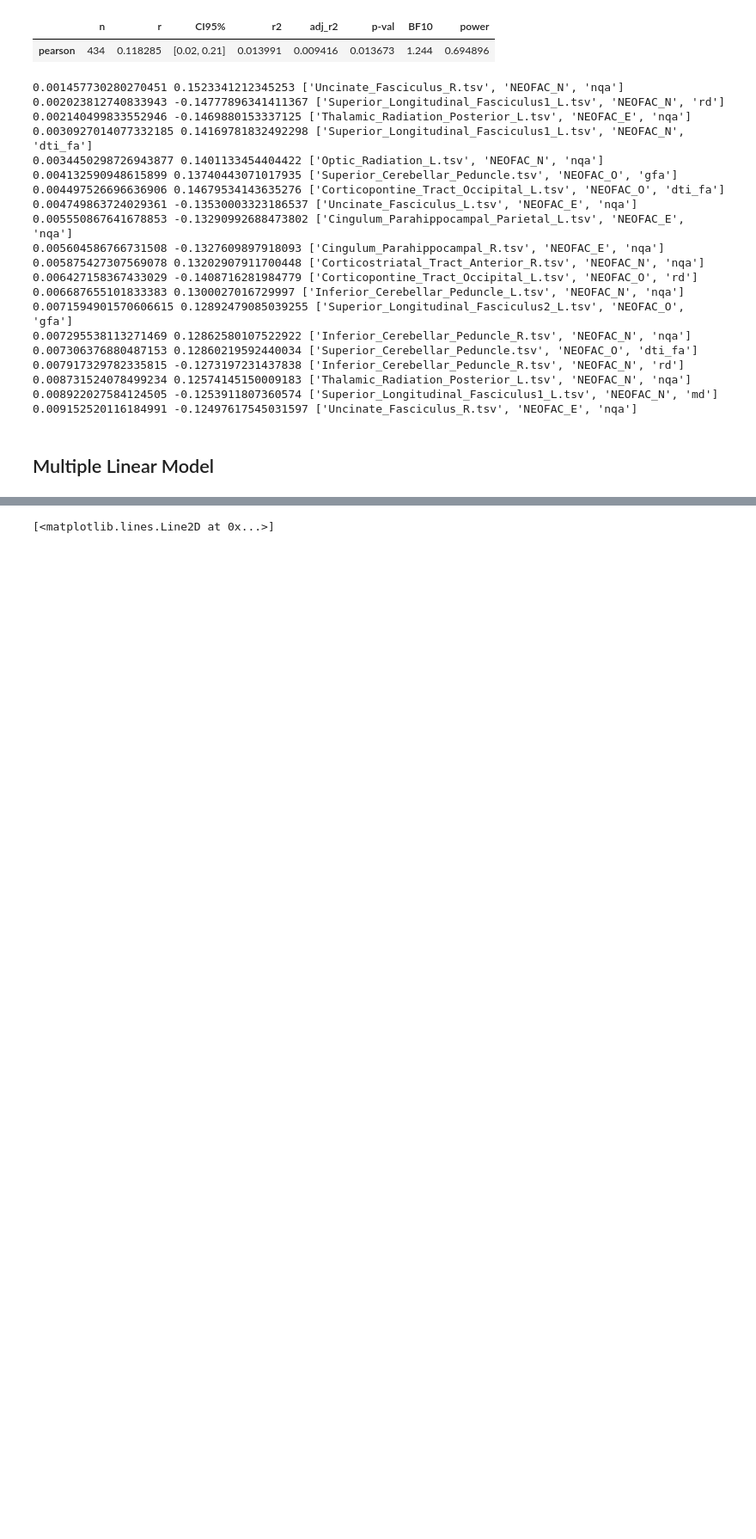
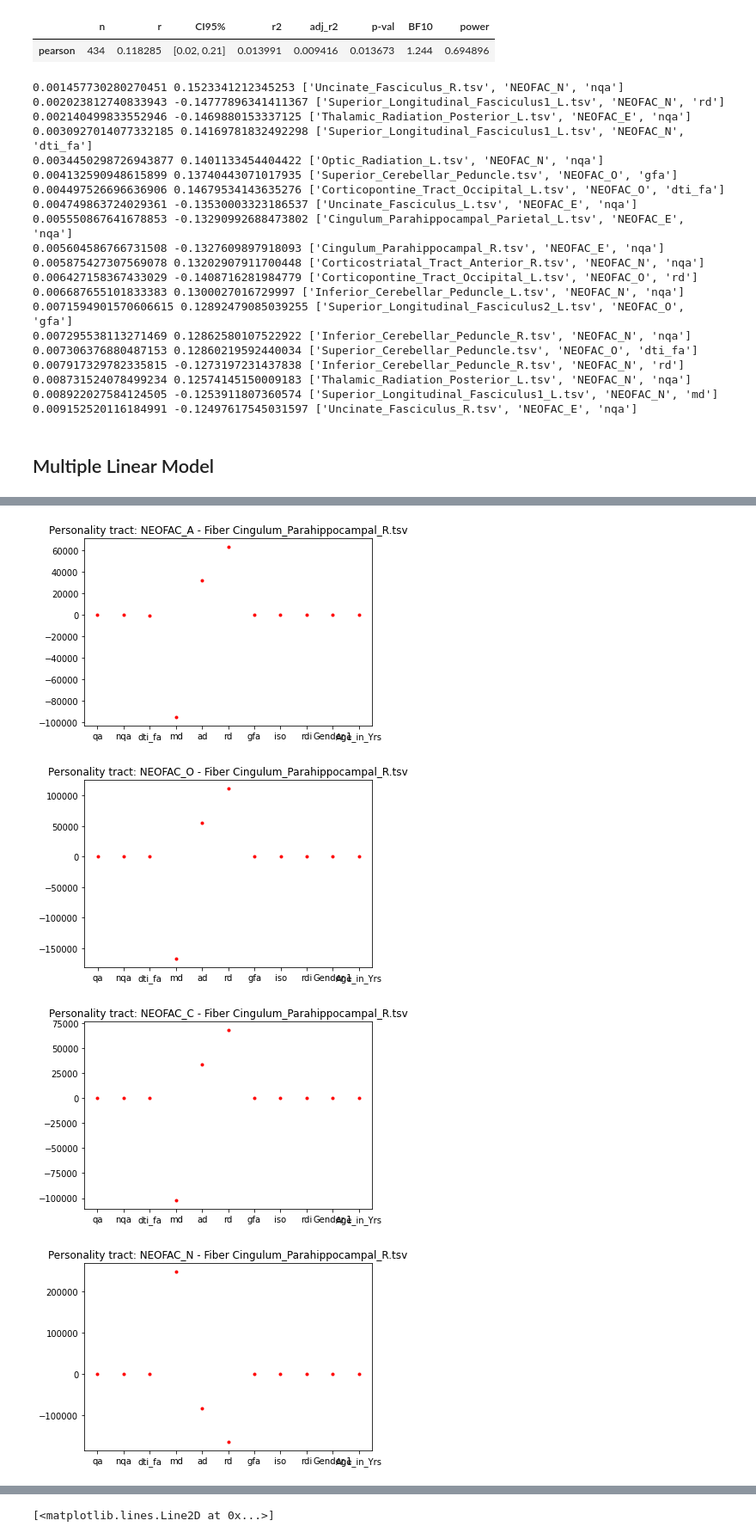
Before and after one commit to benedetta-mariani/BrainHack-Padova-2020, a Jupyter notebook: BrainHack_Padova.ipynb, the cells around one changed output, grey strips where cells are left out. Shown at 86% size. Cells and saved outputs as stored; diff of their text form; code cells hidden in the pictures; blank space fills up the shorter version.

Commit message:
Multiple linear model + shape features

```diff
--- a/BrainHack_Padova.ipynb
+++ b/BrainHack_Padova.ipynb
@@ -245,55 +269,38 @@ from sklearn.linear_model import LinearRegression
 # %%
-def ordinary_least_squares(X, y):
-
-  """
-  Function that compute OLS analytically!
-
-  Equivalent to LinearRegression() / sm.OLS()
-
-  NB: to take into account also an interecept, a constant vector of 1 need to be added to X.
-  then theta_hat would contain both the results for the intercept and the result for the coefficients
-
-  X (ndarray): design matrix of shape (n_samples, n_regressors)
-  y (ndarray): vector of measurements of shape (n_samples)
-  Returns:
-  ndarray: estimated parameter values of shape (n_regressors)
-  """
-
-
-  # Compute theta_hat using OLS
-  theta_hat = np.linalg.inv(X.T @ X) @ (X.T @ y)
-
-  return theta_hat
-
 
 for r in range(len(files)):
-  print('Tract', r)
-  f = files[r][0]
+  print('Tract', files[r][0])
+  for t in pers_labels:
+    f = files[r][0]
 
-  fd = pd.read_csv(f, sep =  '\t', index_col = 0)
-  col = diff_labels + ["Gender.1"] + ["Age_in_Yrs"]
-  X = fd[col]
-  y = fd["NEOFAC_N"]
+    fd = pd.read_csv(f, sep =  '\t', index_col = 0)
+    col = diff_labels + ["Gender.1"] + ["Age_in_Yrs"]
+    X = fd[col]
+    y = fd[t]
 
+    model = LinearRegression()
+    idx2 = np.where(np.isnan(y))
+    y = np.array(y)
+    y = np.delete(y,idx2[0])
 
-  model = LinearRegression()
-  idx2 = np.where(np.isnan(y))
+    X = np.array(X)
+    Xnew = np.empty((X.shape[0]-1,X.shape[1]))
 
-  y = np.array(y)
-  y = np.delete(y,idx2[0])
+    for l in range(len(X[0])):
+      Xnew[:,l] = np.delete(X[:,l], idx2[0])
 
-  X = np.array(X)
-  Xnew = np.empty((X.shape[0]-1,X.shape[1]))
+    Xnew2 = sm2.add_constant(Xnew)
+    model.fit(Xnew,y)
+    theta_hat = ordinary_least_squares(Xnew2, y)
 
-  for l in range(len(X[0])):
-    Xnew[:,l] = np.delete(X[:,l], idx2[0])
+    y_hat = Xnew2 @ theta_hat
+    # Compute MSE
 
-  Xnew2 = sm2.add_constant(Xnew)
-  model.fit(Xnew,y)
-  theta_hat = ordinary_least_squares(Xnew2, y)
-
-  y_hat = Xnew2 @ theta_hat
-  # Compute MSE
-  print(model.score(Xnew,y))
-  print(f"MSE = {np.mean((y - y_hat)**2):.2f}")
+    print('Personality tract:', t)
+    print(model.score(Xnew,y)*100)
+    print(f"MSE = {np.mean((y - y_hat)**2):.2f}")
+    plt.figure()
+    plt.title('Personality tract: %s - Fiber %s' %(t,f))
+    plt.plot(model.coef_, 'r.')
+    plt.xticks(np.arange(0,len(col),1), labels = col)
 # %% [output]
@@ -305,0 +324,4 @@ MSE = 56.07
+[figure, added]
+[figure, added]
+[figure, added]
+[figure, added]
```
Also changed, not shown: parts of 55 cells of this notebook.
